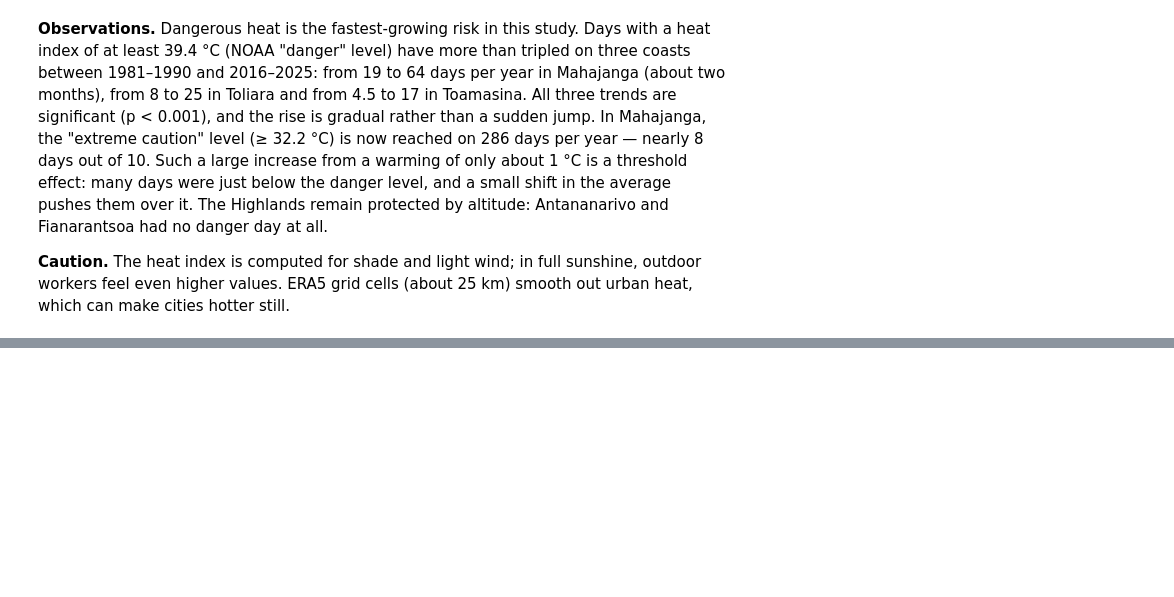
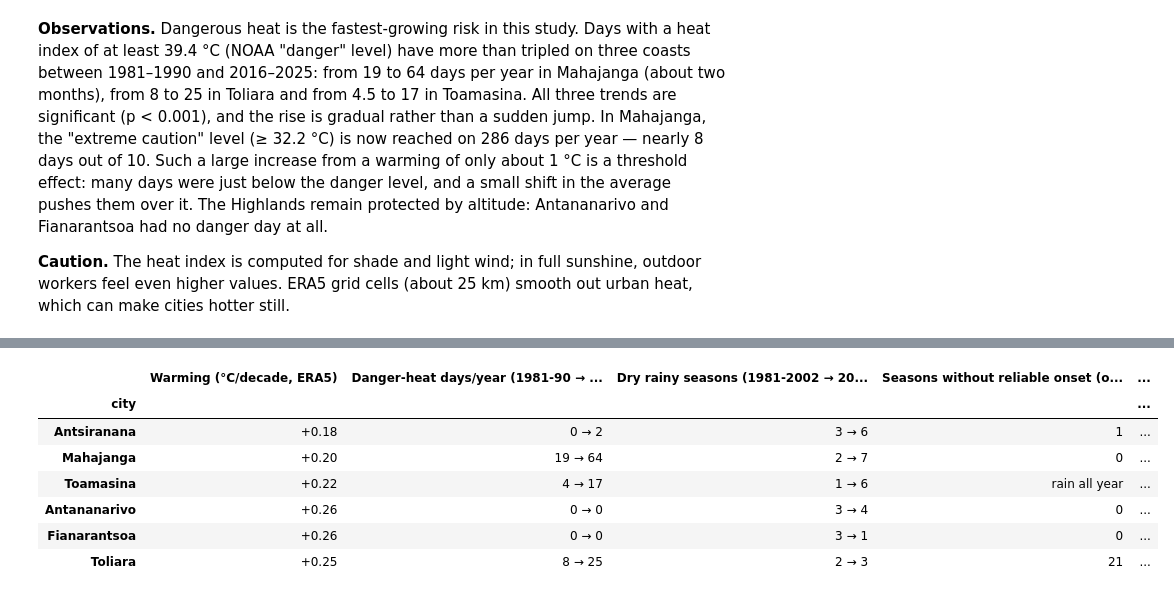
Before and after one commit to nirinaHelena/heather, a Jupyter notebook: notebooks/02_analysis.ipynb, the cells around one changed output, grey strips where cells are left out. Drawn from its saved outputs; the diff is of its cells as text; code cells hidden in the pictures; blank space fills up the shorter version.

Commit message:
Add regional synthesis and conclusion of the analysis

```diff
--- a/notebooks/02_analysis.ipynb
+++ b/notebooks/02_analysis.ipynb
@@ -737,0 +741,37 @@ plt.show()
+# %%
+warming = trends[trends["variable"] == "tmean_era5"].set_index("city")["sen_per_decade"]
+
+
+def before_after(table: pd.DataFrame, city: str, before: str, after: str) -> str:
+    """Format two values as 'before → after'."""
+    return f"{table.loc[city, before]:.0f} → {table.loc[city, after]:.0f}"
+
+
+rows = []
+for city in CITY_ORDER:
+    has_season = city in reliability.index
+    rows.append({
+        "city": city.capitalize(),
+        "Warming (°C/decade, ERA5)": f"{warming[city]:+.2f}",
+        "Danger-heat days/year (1981-90 → 2016-25)": before_after(heat_trends, city, "danger_days_1981_1990", "danger_days_2016_2025"),
+        "Dry rainy seasons (1981-2002 → 2003-24)": before_after(drought, city, "dry_seasons_1981_2002", "dry_seasons_2003_2024"),
+        "Seasons without reliable onset (of 44)": (
+            f"{reliability.loc[city, 'no_onset_1981_2002'] + reliability.loc[city, 'no_onset_2003_2024']:.0f}"
+            if has_season else "rain all year"
+        ),
+        "False starts per season (2003-24)": (
+            f"{reliability.loc[city, 'false_starts_2003_2024']:.1f}" if has_season else "—"
+        ),
+    })
+
+synthesis = pd.DataFrame(rows).set_index("city")
+synthesis
+# %% [output]
+|  | Warming (°C/decade, ERA5) | Danger-heat days/year (1981-90 → ... | Dry rainy seasons (1981-2002 → 20... | Seasons without reliable onset (o... | ... |
+| city |  |  |  |  | ... |
+| Antsiranana | +0.18 | 0 → 2 | 3 → 6 | 1 | ... |
+| Mahajanga | +0.20 | 19 → 64 | 2 → 7 | 0 | ... |
+| Toamasina | +0.22 | 4 → 17 | 1 → 6 | rain all year | ... |
+| Antananarivo | +0.26 | 0 → 0 | 3 → 4 | 0 | ... |
+| Fianarantsoa | +0.26 | 0 → 0 | 3 → 1 | 0 | ... |
+| Toliara | +0.25 | 8 → 25 | 2 → 3 | 21 | ... |
```
Also changed, not shown: parts of 2 cells of this notebook.
